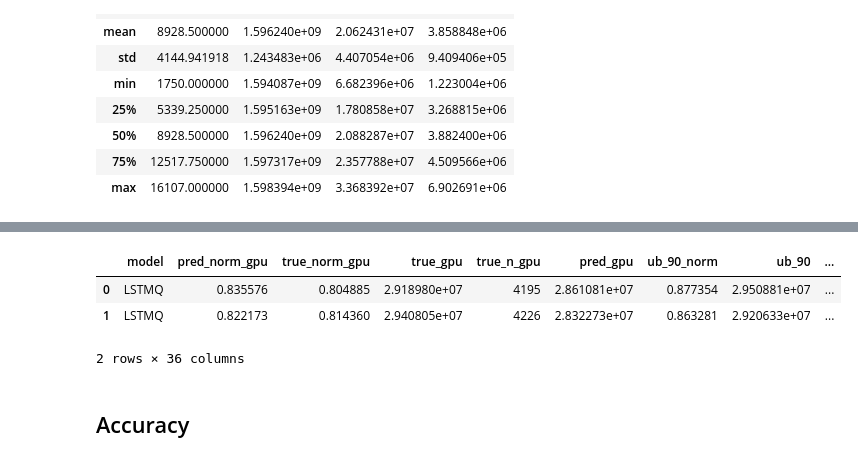
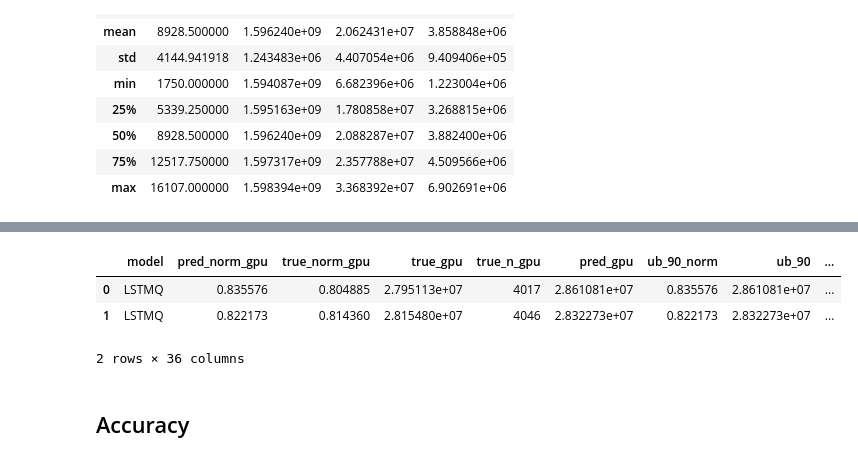
Before and after one commit to andreareds/GreenUncertaintyForecaster, a Jupyter notebook: res/analysis.ipynb, the cells around one changed output, grey strips where cells are left out. Cells and saved outputs as stored; diff of their text form; code cells hidden in the pictures.

```diff
--- a/res/analysis.ipynb
+++ b/res/analysis.ipynb
@@ -38,9 +38,8 @@ hbnn_results["model"] = ["HBNN" for i in range(len(hbnn_results))]
 hbnn_results.rename(columns={"avggpu": "pred_norm_gpu", "std": "pred_std", "labels": "true_norm_gpu"}, inplace=True)
 first_column = hbnn_results.pop('model')
 hbnn_results.insert(0, 'model', first_column)
-hbnn_results["true_gpu"] = original_dataset["avggpu"].values[-2582:]
+hbnn_results["true_gpu"] = scaler.inverse_transform(hbnn_results["true_norm_gpu"].values.reshape(-1,1))
 hbnn_results["true_n_gpu"] = hbnn_results.apply(lambda row: math.ceil(row["true_gpu"]/gpu_no_norm_conv_value), axis=1)
-# hbnn_results.drop(columns=['true_norm_gpu'], inplace=True)
 hbnn_results["pred_gpu"] = scaler.inverse_transform(hbnn_results["pred_norm_gpu"].values.reshape(-1,1))
 for target in target_qos:
     alpa = float(int(target)/100)
@@ -71,7 +70,7 @@ monte_results["model"] = ["MCD" for i in range(len(monte_results))]
 monte_results.rename(columns={"avggpu": "pred_norm_gpu", "std": "pred_std", "labels": "true_norm_gpu"}, inplace=True)
 first_column = monte_results.pop('model')
 monte_results.insert(0, 'model', first_column)
-monte_results["true_gpu"] = original_dataset["avggpu"].values[-2582:]
+monte_results["true_gpu"] = scaler.inverse_transform(monte_results["true_norm_gpu"].values.reshape(-1,1))
 monte_results["true_n_gpu"] = monte_results.apply(lambda row: math.ceil(row["true_gpu"]/gpu_no_norm_conv_value), axis=1)
 # monte_results.drop(columns=['true_norm_gpu'], inplace=True)
 monte_results["pred_gpu"] = scaler.inverse_transform(monte_results["pred_norm_gpu"].values.reshape(-1,1))
@@ -101,7 +100,7 @@ flbnn_results["model"] = ["HBNN++" for i in range(len(flbnn_results))]
 flbnn_results.rename(columns={"avggpu": "pred_norm_gpu", "std": "pred_std", "labels": "true_norm_gpu"}, inplace=True)
 first_column = flbnn_results.pop('model')
 flbnn_results.insert(0, 'model', first_column)
-flbnn_results["true_gpu"] = original_dataset["avggpu"].values[-2582:]
+flbnn_results["true_gpu"] = scaler.inverse_transform(flbnn_results["true_norm_gpu"].values.reshape(-1,1))
 flbnn_results["true_n_gpu"] = flbnn_results.apply(lambda row: math.ceil(row["true_gpu"]/gpu_no_norm_conv_value), axis=1)
 # flbnn_results.drop(columns=['true_norm_gpu'], inplace=True)
 flbnn_results["pred_gpu"] = scaler.inverse_transform(flbnn_results["pred_norm_gpu"].values.reshape(-1,1))
@@ -131,7 +130,7 @@ lstmq_results["model"] = ["LSTMQ" for i in range(len(lstmq_results))]
 lstmq_results.rename(columns={"avggpu": "pred_norm_gpu", "std": "pred_std", "labels": "true_norm_gpu"}, inplace=True)
 first_column = lstmq_results.pop('model')
 lstmq_results.insert(0, 'model', first_column)
-lstmq_results["true_gpu"] = original_dataset["avggpu"].values[-2582:]
+lstmq_results["true_gpu"] = scaler.inverse_transform(lstmq_results["true_norm_gpu"].values.reshape(-1,1))
 lstmq_results["true_n_gpu"] = lstmq_results.apply(lambda row: math.ceil(row["true_gpu"]/gpu_no_norm_conv_value), axis=1)
 # lstmq_results.drop(columns=['true_norm_gpu'], inplace=True)
 
@@ -156,29 +155,28 @@ lstmq_results.describe()
 8 rows × 35 columns
 # %%
-perc_upper_bound = 0.05
 lstm_results = pd.read_csv("output_LSTM-ali20_g-gpu-w288-h2.csv")
 lstm_results.drop(labels=["Unnamed: 0"], inplace=True, axis=1)
 lstm_results["model"] = ["LSTMQ" for i in range(len(lstm_results))]
 lstm_results.rename(columns={"avggpu": "pred_norm_gpu", "std": "pred_std", "labels": "true_norm_gpu"}, inplace=True)
 first_column = lstm_results.pop('model')
 lstm_results.insert(0, 'model', first_column)
-lstm_results["true_gpu"] = original_dataset["avggpu"].values[-2582:]
+lstm_results["true_gpu"] = scaler.inverse_transform(lstm_results["true_norm_gpu"].values.reshape(-1,1))
 lstm_results["true_n_gpu"] = lstm_results.apply(lambda row: math.ceil(row["true_gpu"]/gpu_no_norm_conv_value), axis=1)
-# lstm_results.drop(columns=['true_norm_gpu'], inplace=True)
 lstm_results["pred_gpu"] = scaler.inverse_transform(lstm_results["pred_norm_gpu"].values.reshape(-1,1))
 
 for target in target_qos:
     alpa = float(int(target)/100)
+    perc_upper_bound = 0.005*(int(target[1])) # 0.5% for increasing target qos
     lstm_results[f"ub_{target}_norm"] = lstm_results["pred_norm_gpu"].values
-    lstm_results[f"ub_{target}_norm"] = [value+(perc_upper_bound*value) for value in lstm_results[f"ub_{target}_norm"].values]
+    lstm_results[f"ub_{target}_norm"] = [value+(perc_upper_bound*1.45) for value in lstm_results[f"ub_{target}_norm"].values]
     lstm_results[f"ub_{target}"] = scaler.inverse_transform(lstm_results[f"ub_{target}_norm"].values.reshape(-1,1))
     lstm_results[f"pred_n_gpu_{target}"] = lstm_results.apply(lambda row: math.ceil(row[f"ub_{target}"]/gpu_no_norm_conv_value), axis=1)
 lstm_results.to_csv("scenarios/lstm_results.csv")
 lstm_results.head(2)
 # %% [output]
 |  | model | pred_norm_gpu | true_norm_gpu | true_gpu | true_n_gpu | pred_gpu | ub_90_norm | ub_90 | ... |
-| 0 | LSTMQ | 0.835576 | 0.804885 | 2.918980e+07 | 4195 | 2.861081e+07 | 0.877354 | 2.950881e+07 | ... |
-| 1 | LSTMQ | 0.822173 | 0.814360 | 2.940805e+07 | 4226 | 2.832273e+07 | 0.863281 | 2.920633e+07 | ... |
+| 0 | LSTMQ | 0.835576 | 0.804885 | 2.795113e+07 | 4017 | 2.861081e+07 | 0.835576 | 2.861081e+07 | ... |
+| 1 | LSTMQ | 0.822173 | 0.814360 | 2.815480e+07 | 4046 | 2.832273e+07 | 0.822173 | 2.832273e+07 | ... |
 2 rows × 36 columns
 # %% [markdown]
 <h2>Accuracy</h2>
```
Also changed, not shown: parts of 20 cells of this notebook, 7 other files.
